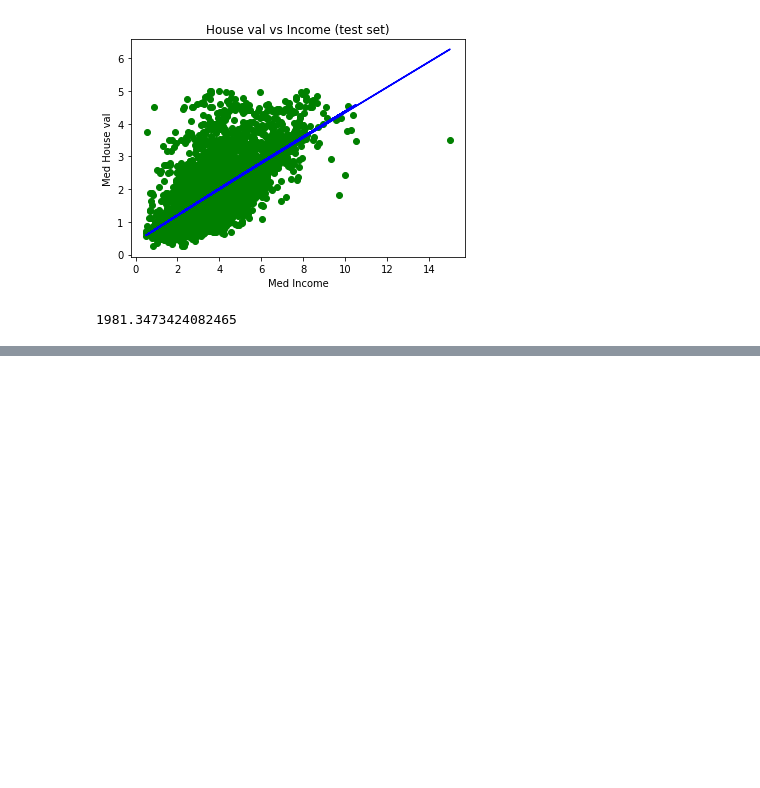
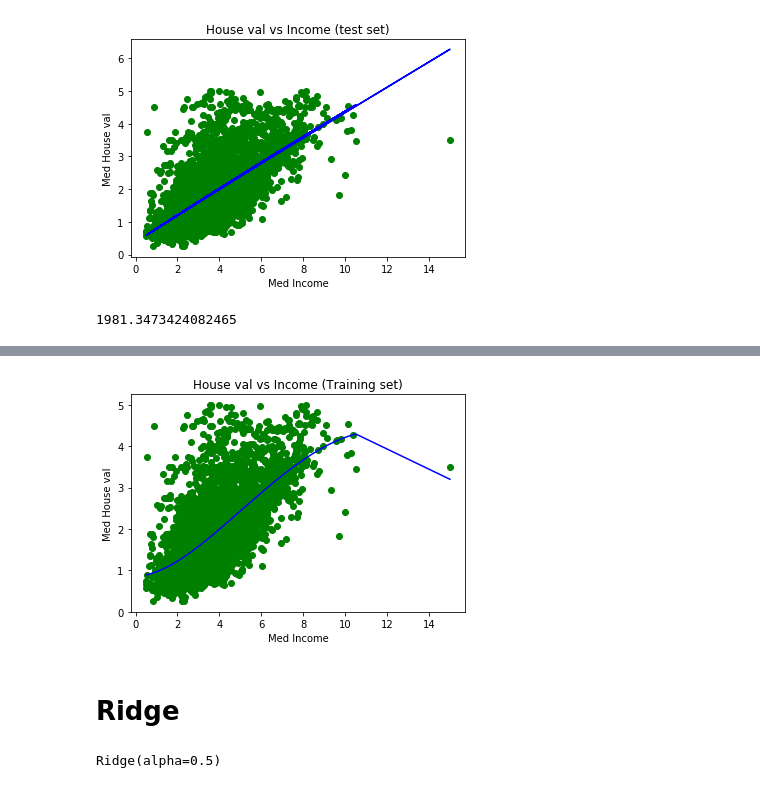
Before and after one commit to DavidC1212/CV_training, a Jupyter notebook: solutions/Linear regression.ipynb, the cells around one changed output, grey strips where cells are left out. Cells and saved outputs as stored; diff of their text form; code cells hidden in the pictures; blank space fills up the shorter version.

```diff
--- a/solutions/Linear regression.ipynb
+++ b/solutions/Linear regression.ipynb
@@ -392,0 +408,4 @@ beta_0, beta_1, beta_2, beta_3= fit_sequantialy_parabloic(train_df, 10000)
+# %%
+poly_features_test = poly.fit_transform(test_df.MedInc.values.reshape(-1, 1))
+# %%
+y_hat_test = poly_reg_model.predict(poly_features_test)
@@ -392,0 +416,20 @@ beta_0, beta_1, beta_2, beta_3= fit_sequantialy_parabloic(train_df, 10000)
+# %%
+sorted_zip = sorted(zip(test_df.MedInc,y_hat_test), key=sort_axis)
+x_test, y_poly_pred_test = zip(*sorted_zip)
+# %%
+plt.scatter(test_df.MedInc, test_df.MedHouseVal, color = "green")
+plt.plot(x_test, y_poly_pred_test, color = "blue")
+plt.title("House val vs Income (Training set)")
+plt.xlabel("Med Income")
+plt.ylabel("Med House val")
+plt.show()
+# %% [output]
+[figure, added]
+# %% [markdown]
+# Ridge
+# %%
+from sklearn.linear_model import Ridge
+model_ridge = Ridge(alpha=0.5)
+model_ridge.fit(poly_features, train_df.MedHouseVal)
+# %% [output]
+Ridge(alpha=0.5)
```
Also changed, not shown: parts of 36 cells of this notebook.
